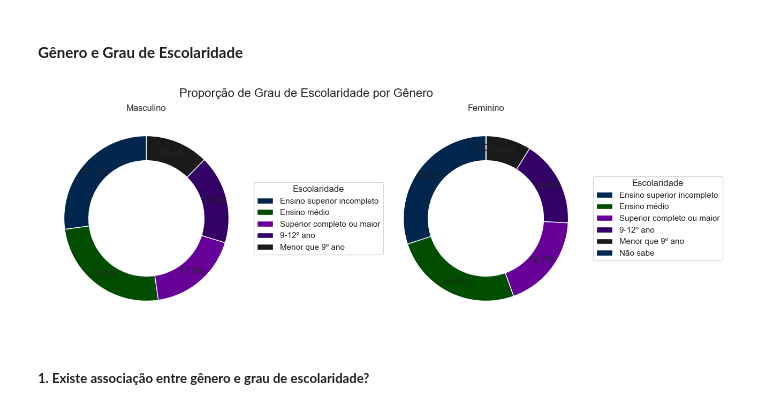
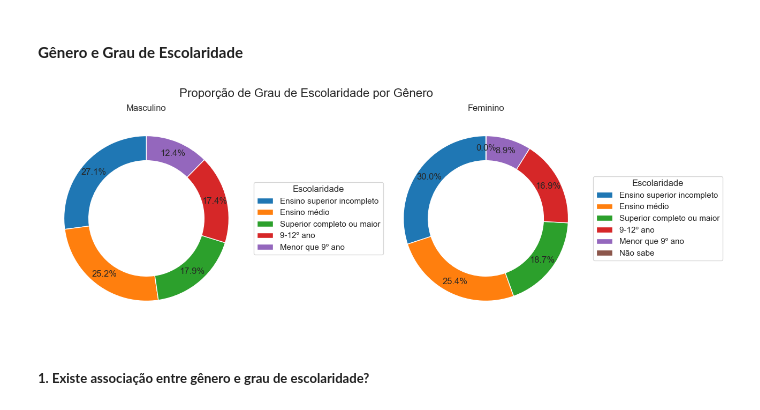
Before and after one commit to OtavioAroca/portfolio, a Jupyter notebook: depressao.ipynb, the cells around one changed output. Drawn from its saved outputs; the diff is of its cells as text; code cells hidden in the pictures.

```diff
--- a/depressao.ipynb
+++ b/depressao.ipynb
@@ -980,7 +989,7 @@ ADHERENCE
 # %% [markdown]
 #### **Gênero e Grau de Escolaridade**
 # %%
-# Vamos selecionar apenas as colunas de interesse
+# Selecionando apenas as colunas de interesse
 dados_unificados_subconjunto = df_unido[['RIAGENDR', 'DMDEDUC']].copy()
 
 # Separando os dados por gênero
@@ -988,34 +997,35 @@ dados_masculinos = dados_unificados_subconjunto[dados_unificados_subconjunto['RI
 dados_femininos = dados_unificados_subconjunto[dados_unificados_subconjunto['RIAGENDR'] == 'Feminino']
 
 # Contando a quantidade de pessoas por grau de escolaridade para cada gênero
 contagem_masculina = dados_masculinos['DMDEDUC'].value_counts()
 contagem_feminina = dados_femininos['DMDEDUC'].value_counts()
 
 # Criando os gráficos de donut
 fig, axes = plt.subplots(1, 2, figsize=(15, 5))  # 1 linha, 2 colunas
 
 # Configurando os parâmetros do gráfico de donut
 parametros_donut = {
     'autopct': '%1.1f%%',
     'startangle': 90,
     'pctdistance': 0.85,  # Definindo a distância dos percentuais do centro
     'wedgeprops': {'width': 0.3, 'edgecolor': 'w'},  # Largura das barras e cor da borda
+    'colors': plt.cm.tab10.colors  # Especificando a paleta de cores
 }
 
 # Gráfico de donut para o gênero masculino
 axes[0].pie(contagem_masculina, labels=None, **parametros_donut)
 axes[0].set_title('Masculino')
 axes[0].legend(contagem_masculina.index, title='Escolaridade', loc='center left', bbox_to_anchor=(1, 0.5))
 
 # Gráfico de donut para o gênero feminino
 axes[1].pie(contagem_feminina, labels=None, **parametros_donut)
 axes[1].set_title('Feminino')
 axes[1].legend(contagem_feminina.index, title='Escolaridade', loc='center left', bbox_to_anchor=(1, 0.5))
 
 plt.suptitle('Proporção de Grau de Escolaridade por Gênero', fontsize=16)
 plt.show()
 # %% [output]
-[figure, old version]
+[figure, new version]
 # %% [markdown]
 ##### **1. Existe associação entre gênero e grau de escolaridade?**
 # %% [markdown]
```
Also changed, not shown: parts of 23 cells of this notebook.
